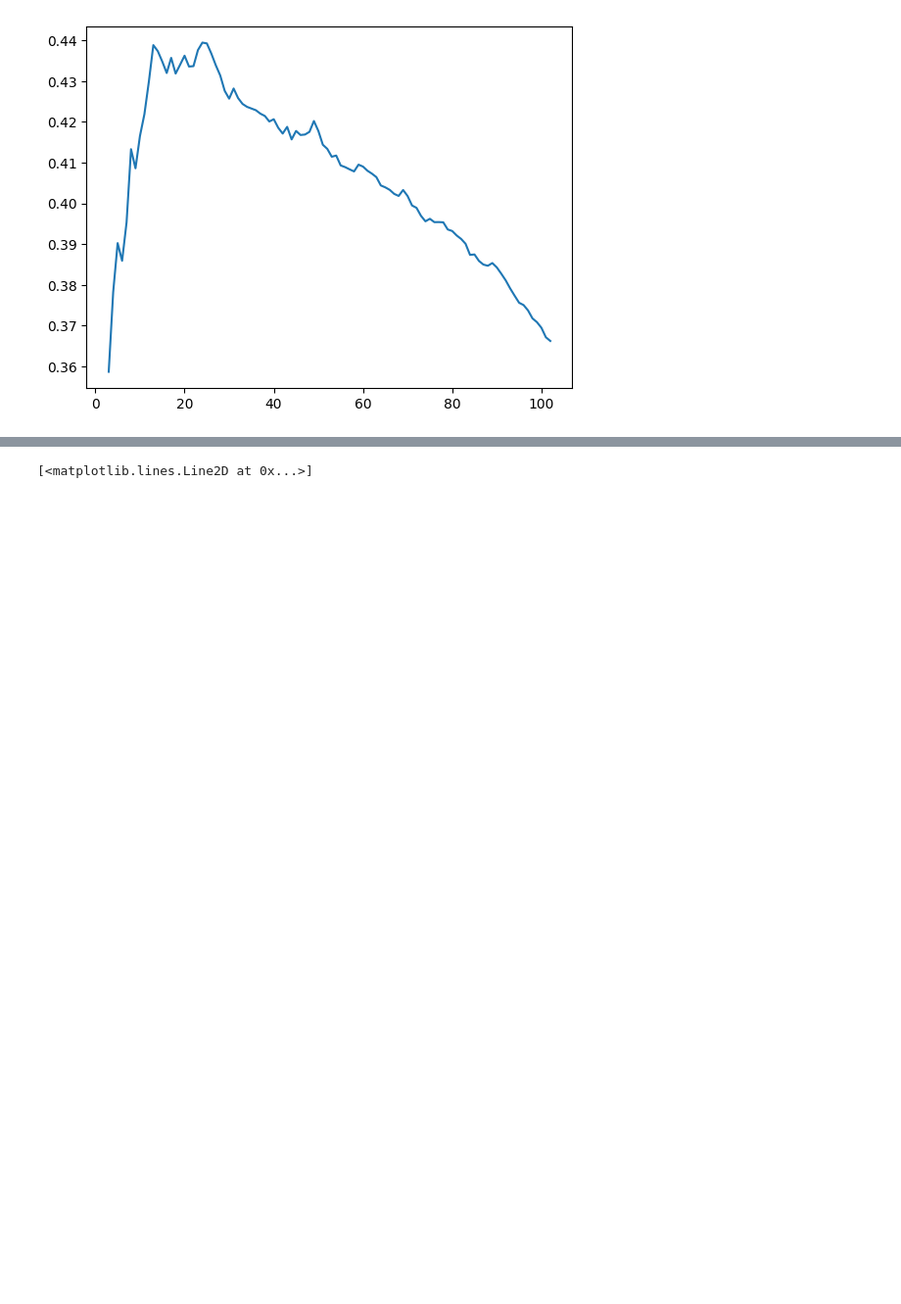
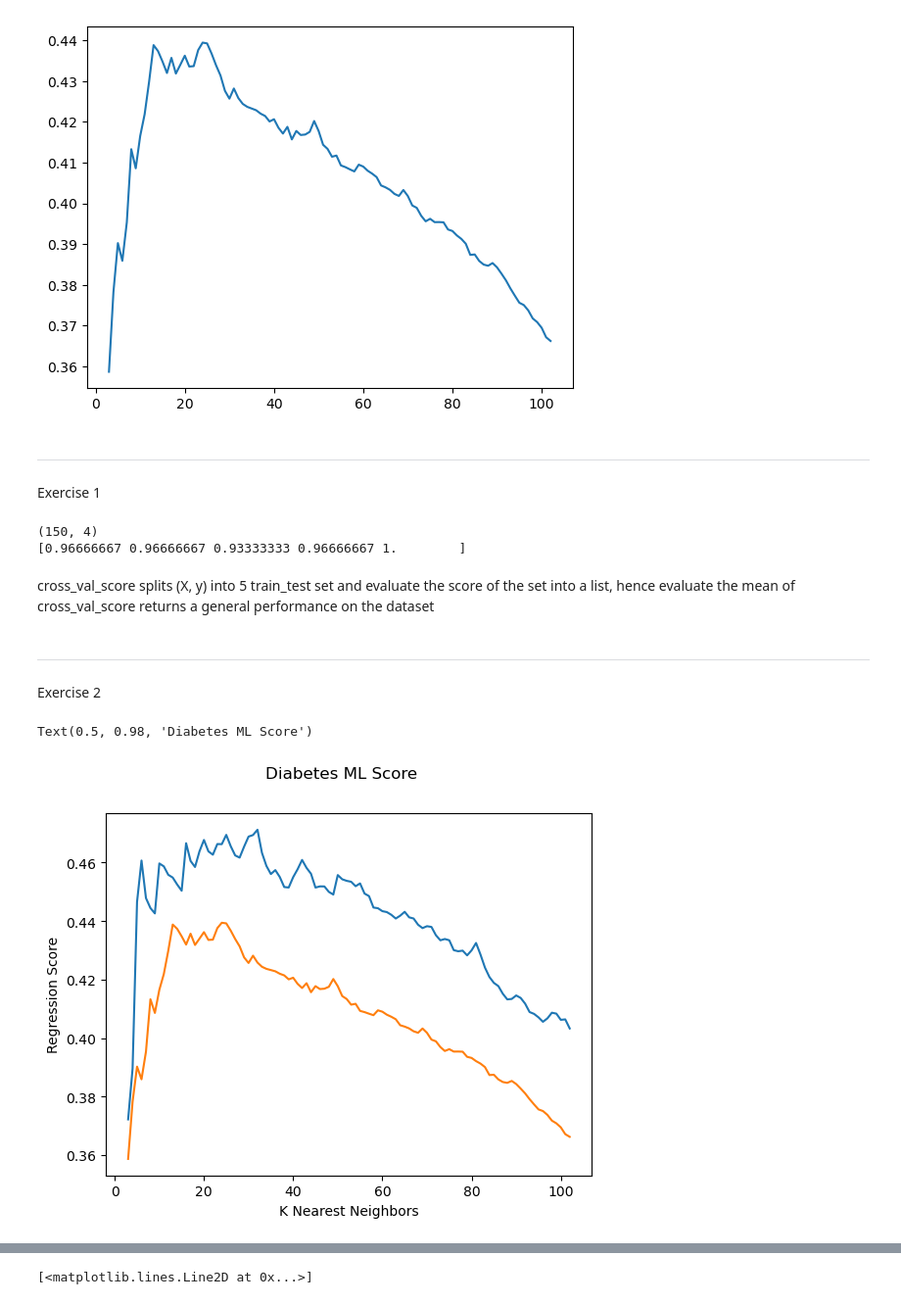
Before and after one commit to DDnerd001/cs3920, a Jupyter notebook: Lab4.ipynb, the cells around one changed output, grey strips where cells are left out. Shown at 98% size. Saved outputs shown, nothing was run; the diff lists cells and outputs as text; code cells hidden in the pictures; blank space fills up the shorter version.

```diff
--- a/Lab4.ipynb
+++ b/Lab4.ipynb
@@ -79,8 +118,3 @@ knn.fit(X_train, y_train)
 knn.score(X_test, y_test)
 # %% [output]
 0.37222167132521977
-# %%
-from sklearn.neighbors import KNeighborsClassifier
-knn2 = KNeighborsClassifier(n_neighbors=3)
-knn2.fit(X_train, y_train)
-knn2.score(X_test, y_test)
@@ -95,3 +127,38 @@ plt.plot(np.arange(K_max)+3,results)
 # %% [output]
 [<matplotlib.lines.Line2D at 0x...>]
 [figure]
+# %% [markdown]
+___
+Exercise 1
+# %%
+from sklearn.neighbors import KNeighborsClassifier
+from sklearn.datasets import load_iris
+iris = load_iris()
+iris_X, iris_y = iris['data'],iris['target']
+knc = KNeighborsClassifier(n_neighbors=3)
+print(cross_val_score(knc, iris_X, iris_y))
+# %% [output]
+(150, 4)
+[0.96666667 0.96666667 0.93333333 0.96666667 1.        ]
+# %% [markdown]
+cross_val_score splits (X, y) into 5 train_test set and evaluate the score of the set into a list, hence evaluate the mean of cross_val_score returns a general performance on the dataset
+# %% [markdown]
+___
+Exercise 2
+# %%
+K_max = 100 # maximal number of nearest neighbours to consider
+r1 = np.empty(K_max)
+r2 = np.empty(K_max)
+for k in range(K_max):
+    knn = KNeighborsRegressor(n_neighbors=k+3)
+    r1[k] = np.mean(cross_val_score(knn, X, y))
+    knn.fit(X_train, y_train)
+    r2[k] = knn.score(X_test, y_test)
+plt.plot(np.arange(K_max)+3,r2)
+plt.plot(np.arange(K_max)+3,r1)
+plt.xlabel("K Nearest Neighbors")
+plt.ylabel("Regression Score")
+plt.suptitle("Diabetes ML Score")
+# %% [output]
+Text(0.5, 0.98, 'Diabetes ML Score')
+[figure, added]
```
Also changed, not shown: parts of 21 cells of this notebook, 1 other file.
